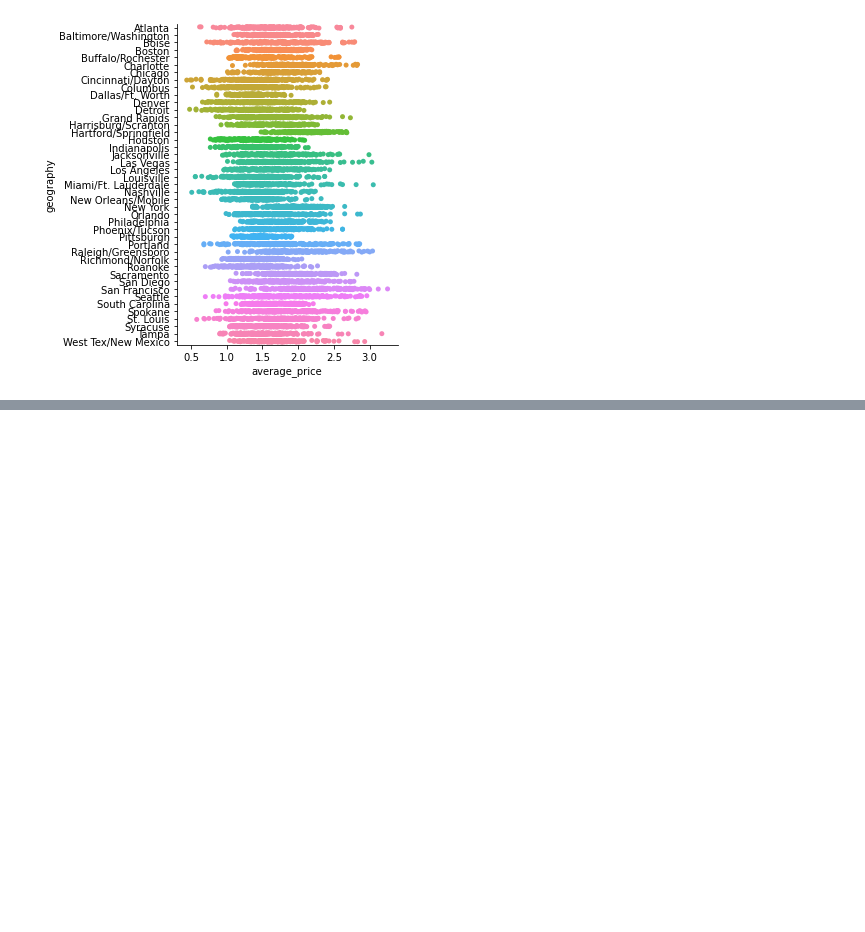
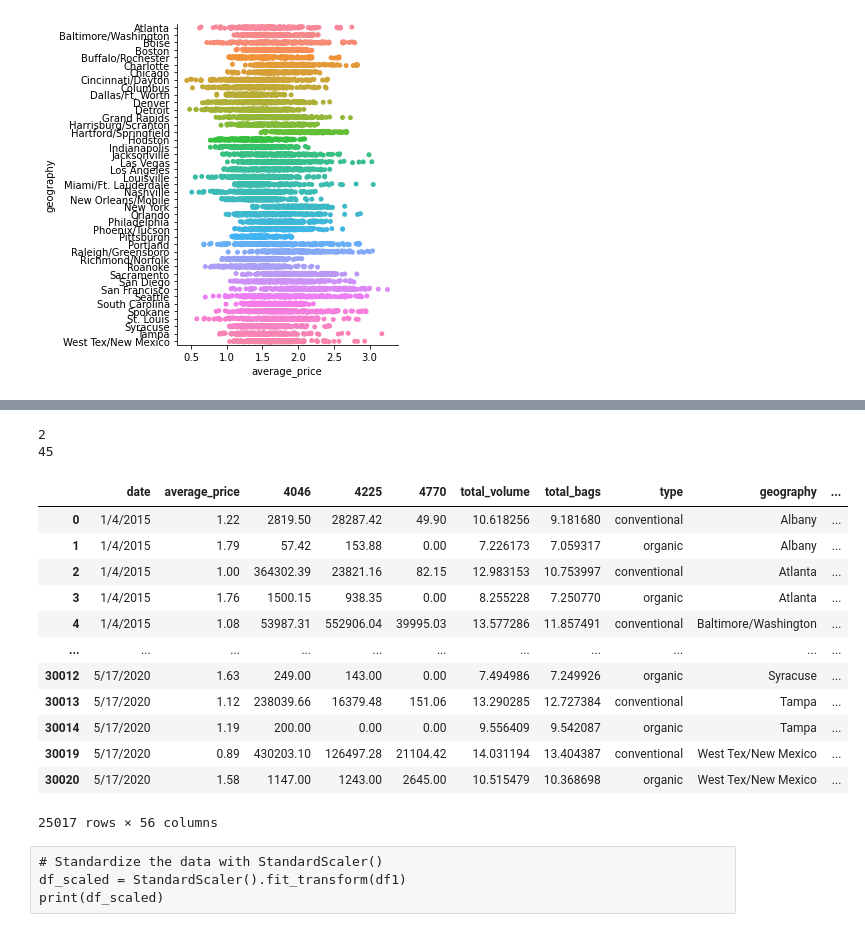
Before and after one commit to peytonmford/data_project, a Jupyter notebook: finalprojectest.ipynb, the cells around one changed output, grey strips where cells are left out. Saved outputs shown, nothing was run; the diff lists cells and outputs as text; code cells hidden in the pictures; blank space fills up the shorter version.

```diff
--- a/finalprojectest.ipynb
+++ b/finalprojectest.ipynb
@@ -236,0 +278,10 @@ ValueError:
+# %%
+# What are the average prices each season: spring, summer, fall and winter?
+conditions=[(df['month'].between(3,5,inclusive=True)),
+           (df['month'].between(6,8,inclusive=True)),
+           (df['month'].between(9,11,inclusive=True)),
+           (df['month'].between(12,2,inclusive=True))]
+values=['Spring','Summer','Fall','Winter']
+df['seasons'] = np.select(conditions, values)
+# %%
+df['seasons'].replace('0','Winter',inplace=True)
@@ -236,0 +320,3 @@ ValueError:
+# %%
+ml_df['total_volume']=np.log1p(ml_df['total_volume'])
+ml_df['total_bags']=np.log1p(ml_df['total_bags'])
@@ -236,0 +332,33 @@ ValueError:
+# %%
+#Catagorical data that will need to be changed to numbers
+print(ml_df['type'].nunique())
+print(ml_df['geography'].nunique())
+# %% [output]
+2
+45
+# %%
+# Use get_dummies() to create variables for text features.
+kind = pd.get_dummies(ml_df['type'])
+geog = pd.get_dummies(ml_df['geography'])
+combined = pd.concat([kind,geog], axis= 1)
+df1 = ml_df.merge(combined,left_index = True,right_index = True)
+ml_df = df.drop(['type','geography'], axis =1)
+df1
+# %% [output]
+|  | date | average_price | 4046 | 4225 | 4770 | total_volume | total_bags | type | geography | ... |
+| 0 | 1/4/2015 | 1.22 | 2819.50 | 28287.42 | 49.90 | 10.618256 | 9.181680 | conventional | Albany | ... |
+| 1 | 1/4/2015 | 1.79 | 57.42 | 153.88 | 0.00 | 7.226173 | 7.059317 | organic | Albany | ... |
+| 2 | 1/4/2015 | 1.00 | 364302.39 | 23821.16 | 82.15 | 12.983153 | 10.753997 | conventional | Atlanta | ... |
+| 3 | 1/4/2015 | 1.76 | 1500.15 | 938.35 | 0.00 | 8.255228 | 7.250770 | organic | Atlanta | ... |
+| 4 | 1/4/2015 | 1.08 | 53987.31 | 552906.04 | 39995.03 | 13.577286 | 11.857491 | conventional | Baltimore/Washington | ... |
+| ... | ... | ... | ... | ... | ... | ... | ... | ... | ... | ... |
+| 30012 | 5/17/2020 | 1.63 | 249.00 | 143.00 | 0.00 | 7.494986 | 7.249926 | organic | Syracuse | ... |
+| 30013 | 5/17/2020 | 1.12 | 238039.66 | 16379.48 | 151.06 | 13.290285 | 12.727384 | conventional | Tampa | ... |
+| 30014 | 5/17/2020 | 1.19 | 200.00 | 0.00 | 0.00 | 9.556409 | 9.542087 | organic | Tampa | ... |
+| 30019 | 5/17/2020 | 0.89 | 430203.10 | 126497.28 | 21104.42 | 14.031194 | 13.404387 | conventional | West Tex/New Mexico | ... |
+| 30020 | 5/17/2020 | 1.58 | 1147.00 | 1243.00 | 2645.00 | 10.515479 | 10.368698 | organic | West Tex/New Mexico | ... |
+25017 rows × 56 columns
+# %% [raw]
+# Standardize the data with StandardScaler()
+df_scaled = StandardScaler().fit_transform(df1)
+print(df_scaled)
```
Also changed, not shown: parts of 10 cells of this notebook.
